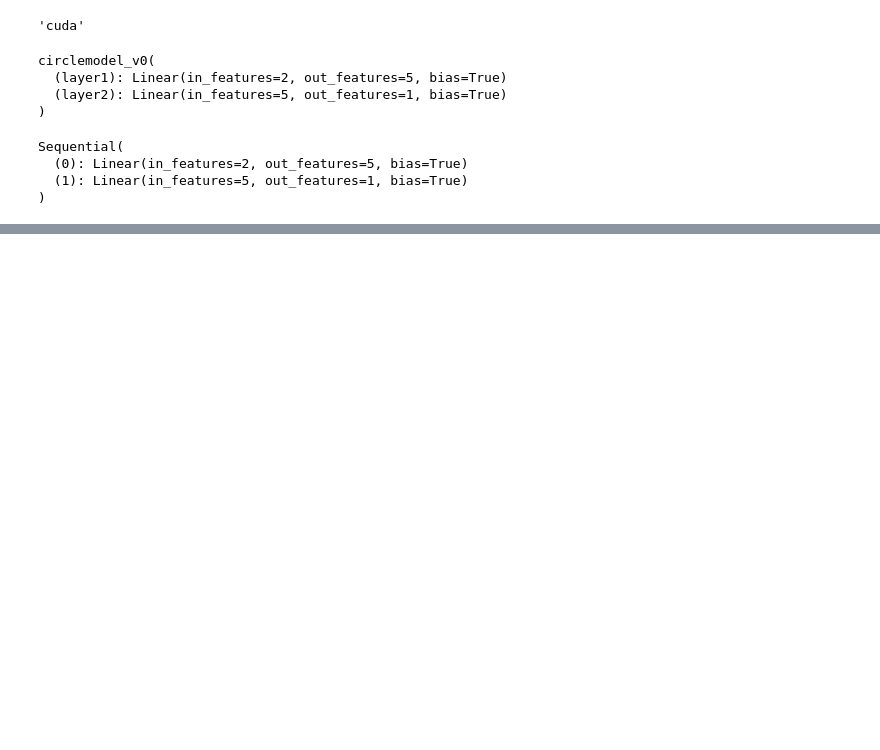
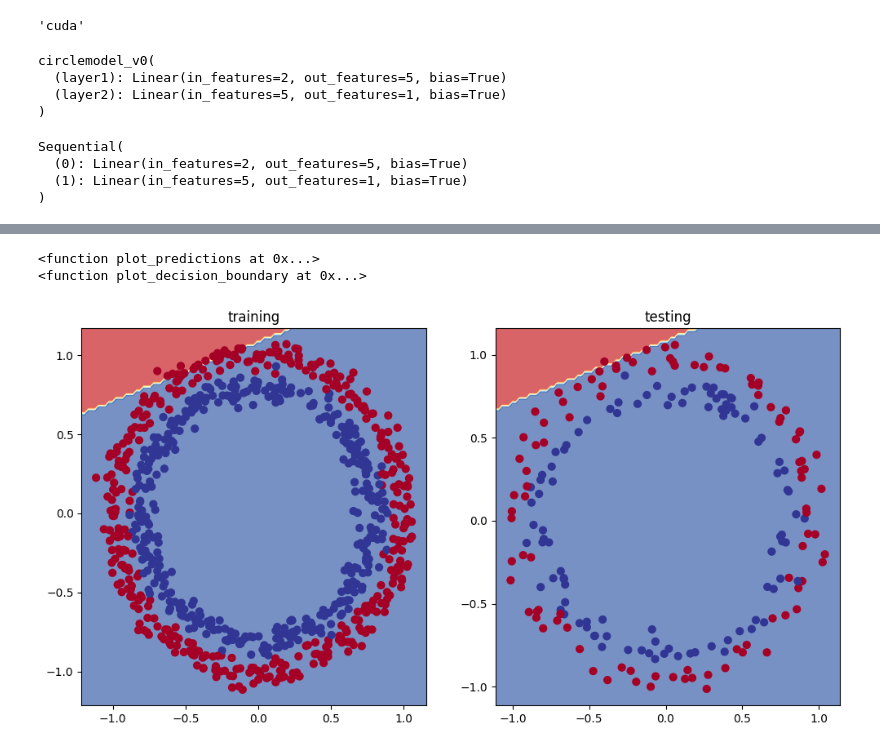
Before and after one commit to 20danaai/Learn_LibrariesPy, a Jupyter notebook: 03_Classification.ipynb, the cells around one changed output, grey strips where cells are left out. Cells and saved outputs as stored; diff of their text form; code cells hidden in the pictures; blank space fills up the shorter version.

```diff
--- a/03_Classification.ipynb
+++ b/03_Classification.ipynb
@@ -82,3 +78,11 @@ Sequential(
   (0): Linear(in_features=2, out_features=5, bias=True)
   (1): Linear(in_features=5, out_features=1, bias=True)
 )
+# %%
+loss_fn=nn.BCEWithLogitsLoss()
+optimizier=torch.optim.SGD(params=model_0.parameters(),lr=0.01)
+# %%
+def accuracy_fun(y_true,y_pred):
+  correct=torch.eq(y_pred,y_true).sum().item()
+  acc=(correct/len(y_pred))*100
+  return acc
@@ -84,0 +98,25 @@ Sequential(
+# %%
+x_train,y_train=x_train.to(device),y_train.to(device)
+x_test,y_test=x_test.to(device),y_test.to(device)
+# %%
+epochs=30
+device='cuda' if torch.cuda.is_available() else 'cpu'
+model_0.to(device)
+for epoch in range(epochs):
+  model_0.train()
+  y_logits=model_0(x_train).squeeze()
+  y_pred=torch.round(torch.sigmoid(y_logits))
+  print(y_logits.shape,y_train.shape)
+  loss=loss_fn(y_logits,y_train)
+  acc=accuracy_fun(y_true=y_train,y_pred=y_pred)
+  optimizier.zero_grad()
+  loss.backward()
+  optimizier.step()
+  model_0.eval()
+  with torch.inference_mode():
+    test_legist=model_0(x_test).squeeze()
+    test_pred=torch.round(torch.sigmoid(test_legist))
+    test_loss=loss_fn(test_legist,y_test)
+    test_acc=accuracy_fun(y_true=y_test,y_pred=test_pred)
+  if epochs %10==0:
+    print(f'epoch : {epoch} | loss {loss:.5f} | Train Accuracy {acc:.5f} | Test loss : {test_loss:.5f} | Test acc :{test_acc:.5f}')
@@ -84,0 +165,16 @@ Sequential(
+# %%
+print(hf.plot_predictions)
+print(hf.plot_decision_boundary)
+# %% [output]
+<function plot_predictions at 0x...>
+<function plot_decision_boundary at 0x...>
+# %%
+plt.figure(figsize=(12,6))
+plt.subplot(1,2,1)
+plt.title('training')
+plot_decision_boundary(model_0,x_train,y_train)
+plt.subplot(1,2,2)
+plt.title('testing')
+plot_decision_boundary(model_0,x_test,y_test)
+# %% [output]
+[figure, added]
```
Also changed, not shown: parts of 11 cells of this notebook.
